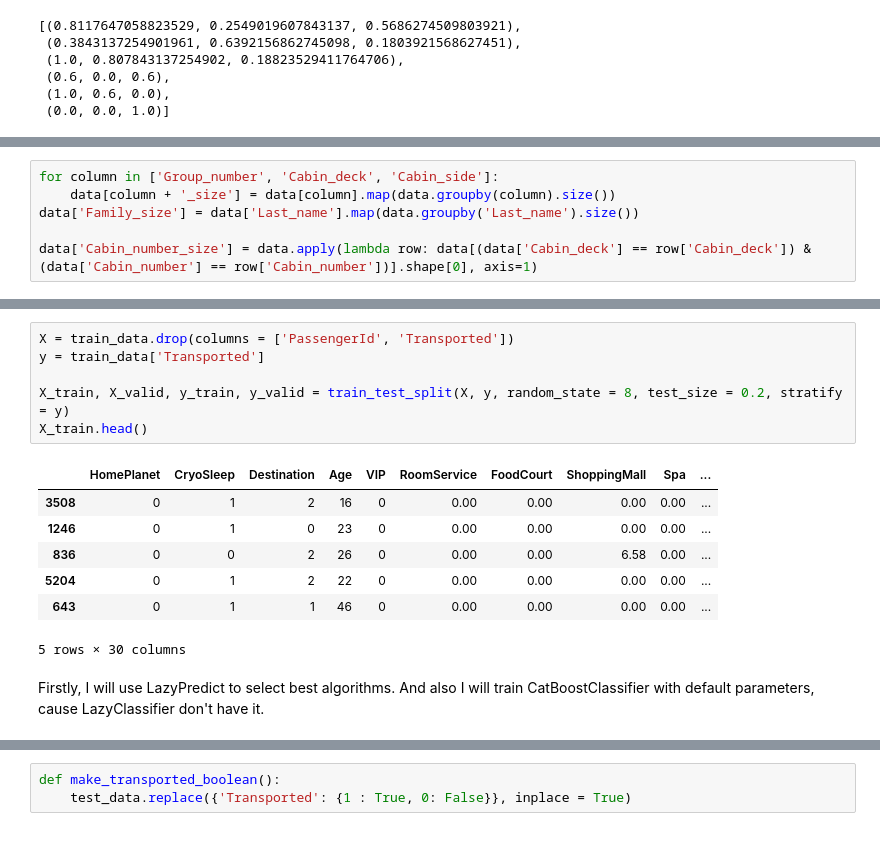
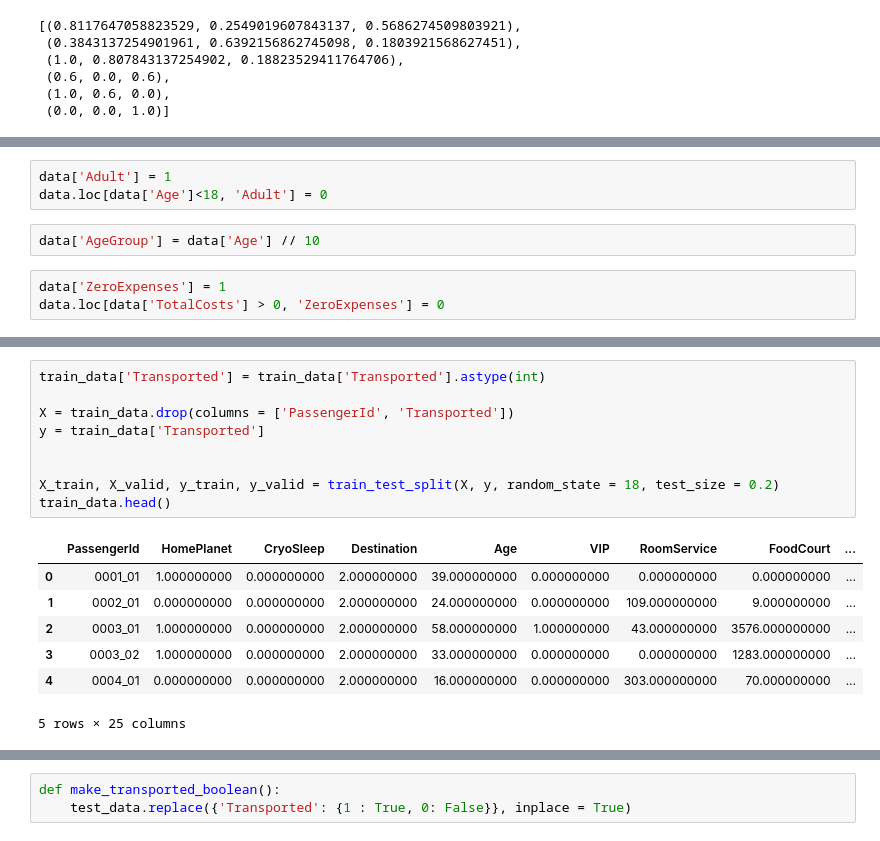
Before and after one commit to tatiana-stukan/kaggle-projects, a Jupyter notebook: spaceship_titanic/main.ipynb, the cells around one changed output, grey strips where cells are left out. Saved outputs shown, nothing was run; the diff lists cells and outputs as text.

```diff
--- a/spaceship_titanic/main.ipynb
+++ b/spaceship_titanic/main.ipynb
@@ -1188,6 +249,0 @@ Also, I want to make additional features - the sizes of (number of passengers) f
-# %%
-for column in ['Group_number', 'Cabin_deck', 'Cabin_side']:
-    data[column + '_size'] = data[column].map(data.groupby(column).size())
-data['Family_size'] = data['Last_name'].map(data.groupby('Last_name').size())
-
-data['Cabin_number_size'] = data.apply(lambda row: data[(data['Cabin_deck'] == row['Cabin_deck']) & (data['Cabin_number'] == row['Cabin_number'])].shape[0], axis=1)
@@ -1196,3 +250,11 @@ data['Cabin_number_size'] = data.apply(lambda row: data[(data['Cabin_deck'] == r
+# %%
+data['Adult'] = 1
+data.loc[data['Age']<18, 'Adult'] = 0
+# %%
+data['AgeGroup'] = data['Age'] // 10
+# %%
+data['ZeroExpenses'] = 1
+data.loc[data['TotalCosts'] > 0, 'ZeroExpenses'] = 0
 # %%
 train_data = data[data['train'] == True]
 test_data = data[data['train'] == False]
@@ -1202,16 +272,17 @@ train_data['Transported'] = train_data['Transported'].astype(int)
 # %%
+train_data['Transported'] = train_data['Transported'].astype(int)
+
 X = train_data.drop(columns = ['PassengerId', 'Transported'])
 y = train_data['Transported']
 
-X_train, X_valid, y_train, y_valid = train_test_split(X, y, random_state = 8, test_size = 0.2, stratify = y)
-X_train.head()
+
+X_train, X_valid, y_train, y_valid = train_test_split(X, y, random_state = 18, test_size = 0.2)
+train_data.head()
 # %% [output]
-|  | HomePlanet | CryoSleep | Destination | Age | VIP | RoomService | FoodCourt | ShoppingMall | Spa | ... |
-| 3508 | 0 | 1 | 2 | 16 | 0 | 0.00 | 0.00 | 0.00 | 0.00 | ... |
-| 1246 | 0 | 1 | 0 | 23 | 0 | 0.00 | 0.00 | 0.00 | 0.00 | ... |
-| 836 | 0 | 0 | 2 | 26 | 0 | 0.00 | 0.00 | 6.58 | 0.00 | ... |
-| 5204 | 0 | 1 | 2 | 22 | 0 | 0.00 | 0.00 | 0.00 | 0.00 | ... |
-| 643 | 0 | 1 | 1 | 46 | 0 | 0.00 | 0.00 | 0.00 | 0.00 | ... |
+|  | PassengerId | HomePlanet | CryoSleep | Destination | Age | VIP | RoomService | FoodCourt | ... |
+| 0 | 0001_01 | 1.000000000 | 0.000000000 | 2.000000000 | 39.000000000 | 0.000000000 | 0.000000000 | 0.000000000 | ... |
+| 1 | 0002_01 | 0.000000000 | 0.000000000 | 2.000000000 | 24.000000000 | 0.000000000 | 109.000000000 | 9.000000000 | ... |
+| 2 | 0003_01 | 1.000000000 | 0.000000000 | 2.000000000 | 58.000000000 | 1.000000000 | 43.000000000 | 3576.000000000 | ... |
+| 3 | 0003_02 | 1.000000000 | 0.000000000 | 2.000000000 | 33.000000000 | 0.000000000 | 0.000000000 | 1283.000000000 | ... |
+| 4 | 0004_01 | 0.000000000 | 0.000000000 | 2.000000000 | 16.000000000 | 0.000000000 | 303.000000000 | 70.000000000 | ... |
-5 rows × 30 columns
+5 rows × 25 columns
-# %% [markdown]
-Firstly, I will use LazyPredict to select best algorithms. And also I will train CatBoostClassifier with default parameters, cause LazyClassifier don't have it.
```
Also changed, not shown: parts of 127 cells of this notebook, 4 other files.
